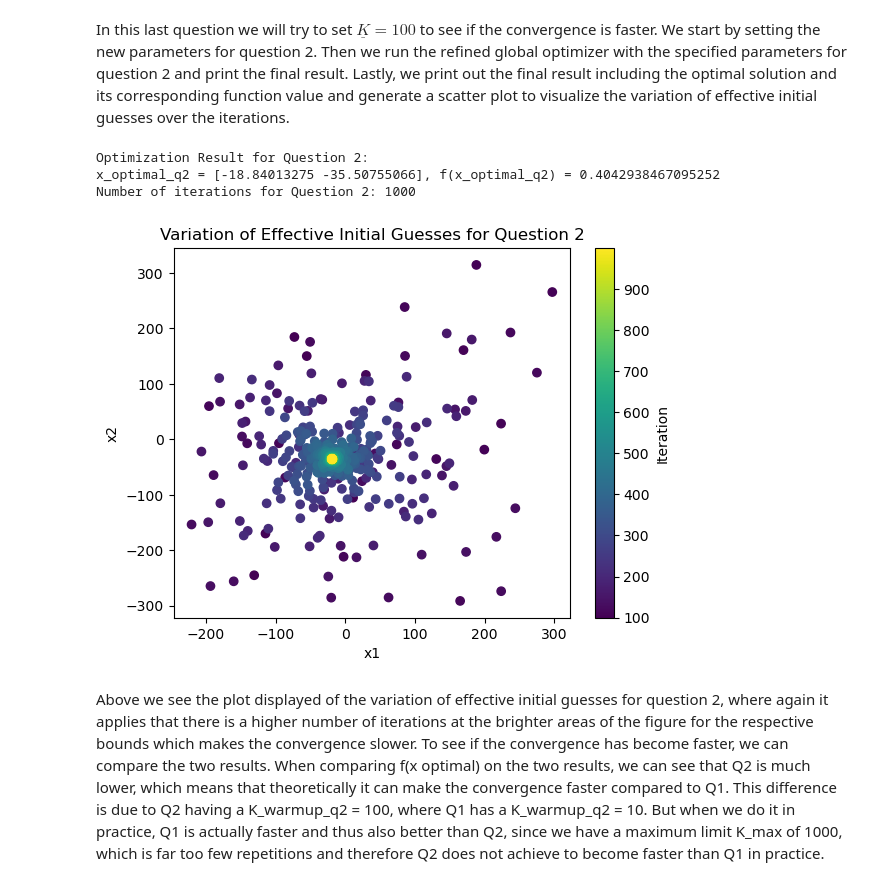
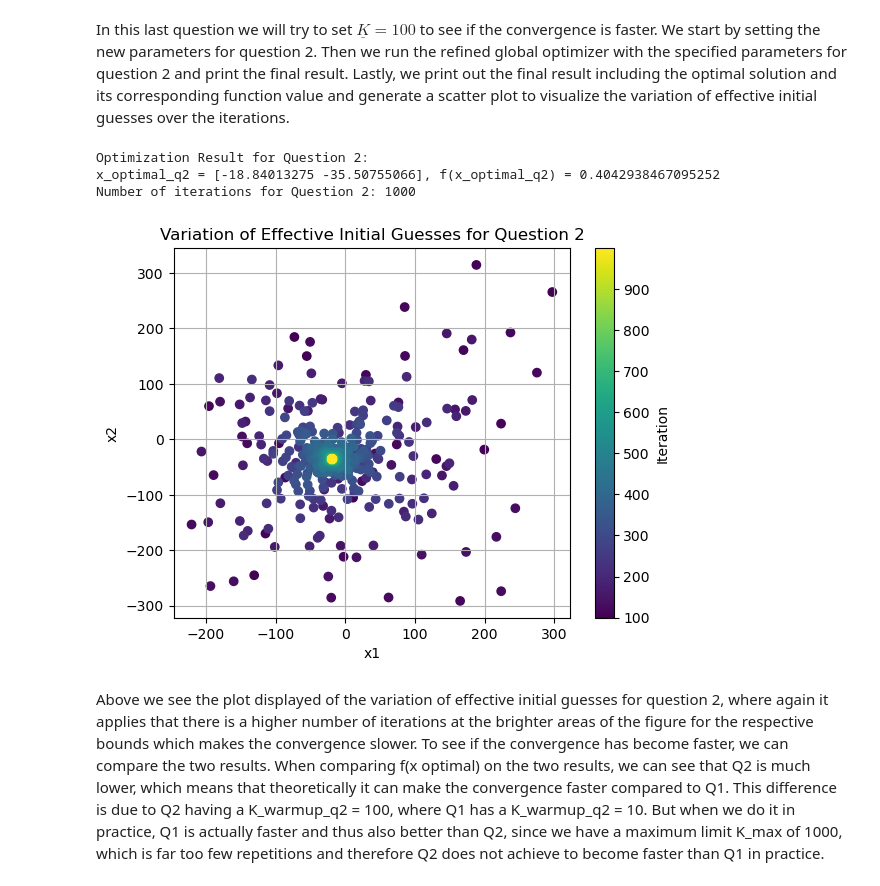
Before and after one commit to NumEconCopenhagen/projects-2023-kscd, a Jupyter notebook: Exam project/Exam-2023-notebook.ipynb, the cells around one changed output. Drawn from its saved outputs; the diff is of its cells as text; code cells hidden in the pictures.

```diff
--- a/Exam project/Exam-2023-notebook.ipynb
+++ b/Exam project/Exam-2023-notebook.ipynb
@@ -869,33 +870,34 @@ In this last question we will try to set $\underline{K} = 100$ to see if the con
 bounds_q2 = [-600, 600]
 tolerance_q2 = 1e-8
 K_warmup_q2 = 100
 K_max_q2 = 1000
 
 # Run the refined global optimizer for Question 2
 x_optimal_q2, x_effective_list_q2 = refined_global_optimizer(bounds_q2, tolerance_q2, K_warmup_q2, K_max_q2)
 
 # Print the final result for Question 2
 print("Optimization Result for Question 2:")
 print(f"x_optimal_q2 = {x_optimal_q2}, f(x_optimal_q2) = {griewank(x_optimal_q2)}")
 print("Number of iterations for Question 2:", K_max_q2)
 
 # Plot the variation of effective initial guesses for Question 2
 iterations_q2 = range(K_warmup_q2, K_max_q2)
 x_effective_array_q2 = np.array(x_effective_list_q2)
 x1_effective_q2 = x_effective_array_q2[:, 0]
 x2_effective_q2 = x_effective_array_q2[:, 1]
 
 plt.scatter(x1_effective_q2, x2_effective_q2, c=iterations_q2, cmap='viridis')
 plt.colorbar(label='Iteration')
 plt.xlabel('x1')
 plt.ylabel('x2')
+plt.grid(True)
 plt.title('Variation of Effective Initial Guesses for Question 2')
 
 plt.show()
 # %% [output]
 Optimization Result for Question 2:
 x_optimal_q2 = [-18.84013275 -35.50755066], f(x_optimal_q2) = 0.4042938467095252
 Number of iterations for Question 2: 1000
-[figure, old version]
+[figure, new version]
 # %% [markdown]
 Above we see the plot displayed of the variation of effective initial guesses for question 2, where again it applies that there is a higher number of iterations at the brighter areas of the figure for the respective bounds which makes the convergence slower. To see if the convergence has become faster, we can compare the two results. When comparing f(x optimal) on the two results, we can see that Q2 is much lower, which means that theoretically it can make the convergence faster compared to Q1. This difference is due to Q2 having a K_warmup_q2 = 100, where Q1 has a K_warmup_q2 = 10. But when we do it in practice, Q1 is actually faster and thus also better than Q2, since we have a maximum limit K_max of 1000, which is far too few repetitions and therefore Q2 does not achieve to become faster than Q1 in practice.
```
Also changed, not shown: parts of 1 cell of this notebook, 2 other files.
